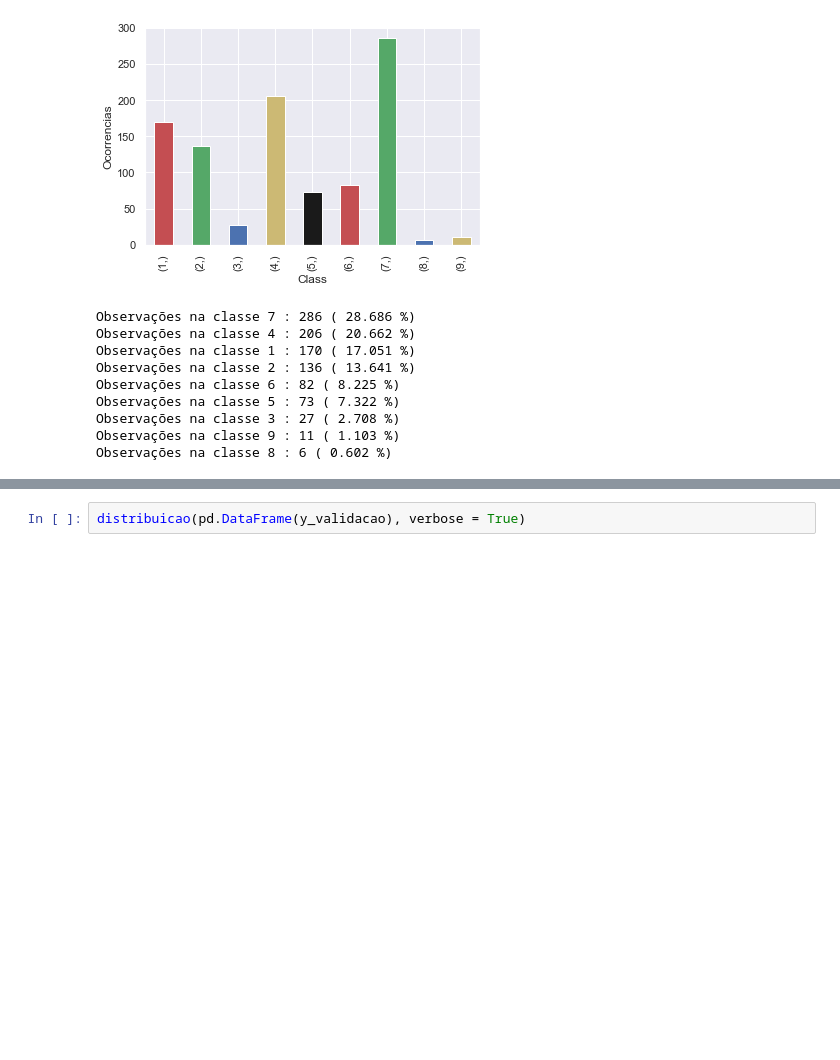
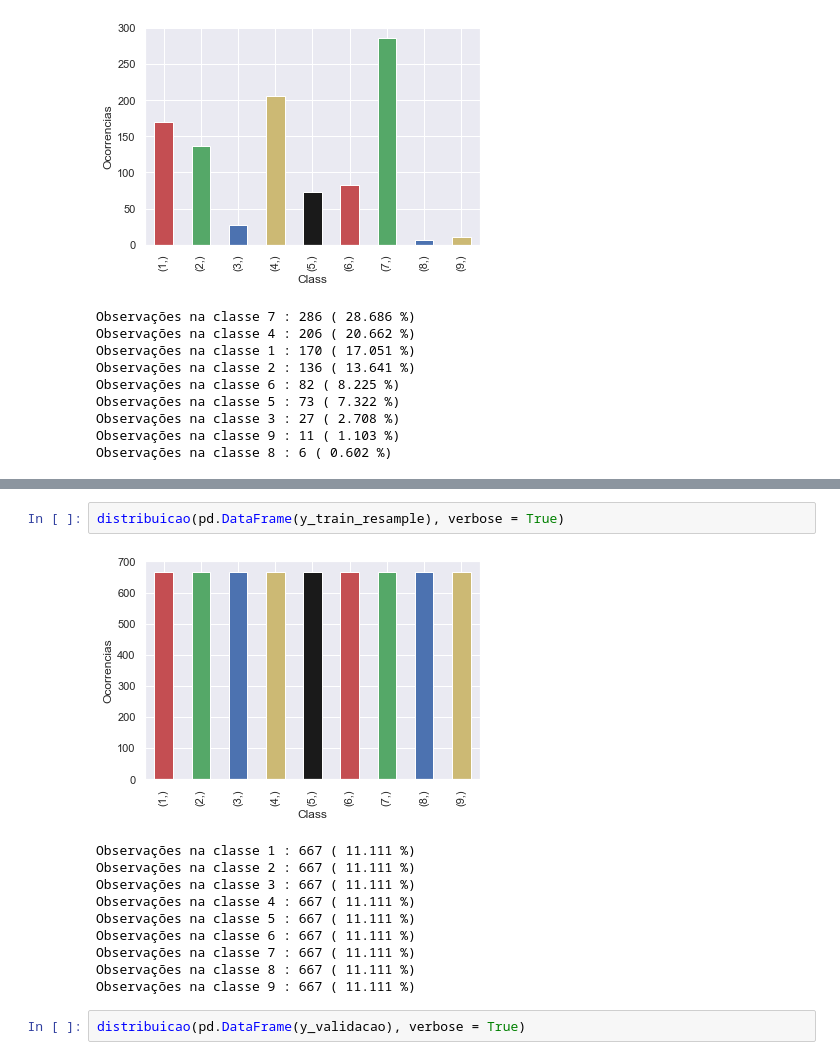
Before and after one commit to Herikc2/Medicina-Personalizada-Redefinindo-Tratamento-de-Cancer, a Jupyter notebook: Medicina_Personalizada.ipynb, the cells around one changed output, grey strips where cells are left out. Saved outputs shown, nothing was run; the diff lists cells and outputs as text; blank space fills up the shorter version.

```diff
--- a/Medicina_Personalizada.ipynb
+++ b/Medicina_Personalizada.ipynb
@@ -639,3 +654,16 @@ Observações na classe 8 : 10 ( 0.538 %)
+# %%
+distribuicao(pd.DataFrame(y_train_resample), verbose = True)
+# %% [output]
+[figure, added]
+Observações na classe 1 : 667 ( 11.111 %)
+Observações na classe 2 : 667 ( 11.111 %)
+Observações na classe 3 : 667 ( 11.111 %)
+Observações na classe 4 : 667 ( 11.111 %)
+Observações na classe 5 : 667 ( 11.111 %)
+Observações na classe 6 : 667 ( 11.111 %)
+Observações na classe 7 : 667 ( 11.111 %)
+Observações na classe 8 : 667 ( 11.111 %)
+Observações na classe 9 : 667 ( 11.111 %)
 # %%
 distribuicao(pd.DataFrame(y_validacao), verbose = True)
 # %% [output]
```
Also changed, not shown: parts of 20 cells of this notebook, 1 other file.
